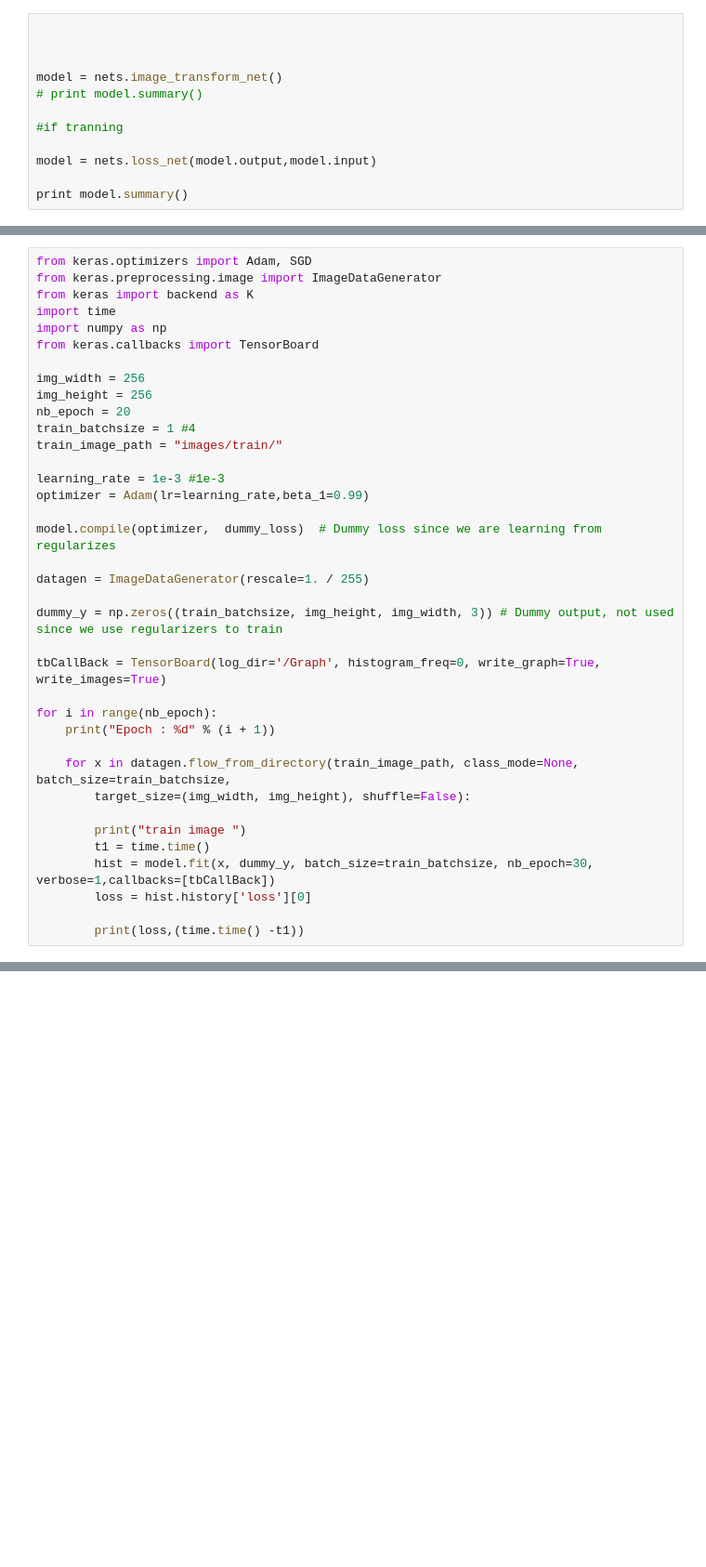
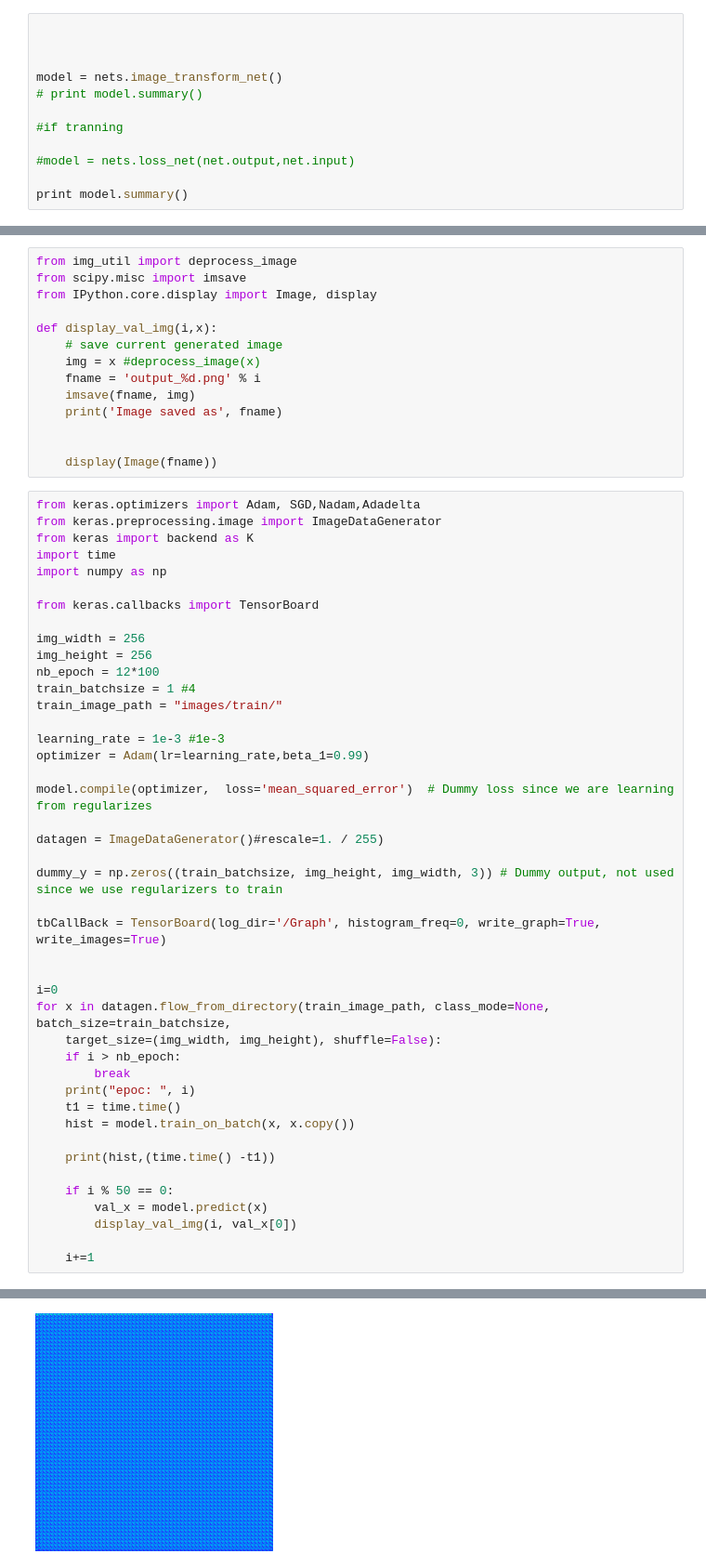
Before and after one commit to misgod/fast-neural-style-keras, a Jupyter notebook: model.ipynb, the cells around one changed output, grey strips where cells are left out. Shown: that part at 93% size. Saved outputs shown, nothing was run; the diff lists cells and outputs as text; blank space fills up the shorter version.

```diff
--- a/model.ipynb
+++ b/model.ipynb
@@ -34,7 +34,7 @@ model = nets.image_transform_net()
 
 #if tranning
 
-model = nets.loss_net(model.output,model.input)
+#model = nets.loss_net(net.output,net.input)
 
 print model.summary()
 # %% [output]
@@ -56,40 +56,60 @@ Non-trainable params: 14,717,894
 ____________________________________________________________________________________________________
 None
+# %%
+from img_util import deprocess_image
+from scipy.misc import imsave
+from IPython.core.display import Image, display
+
+def display_val_img(i,x):
+    # save current generated image
+    img = x #deprocess_image(x)
+    fname = 'output_%d.png' % i
+    imsave(fname, img)
+    print('Image saved as', fname)
+
+
+    display(Image(fname))
 # %%
-from keras.optimizers import Adam, SGD
+from keras.optimizers import Adam, SGD,Nadam,Adadelta
 from keras.preprocessing.image import ImageDataGenerator
 from keras import backend as K
 import time
 import numpy as np
+
 from keras.callbacks import TensorBoard
 
 img_width = 256
 img_height = 256
-nb_epoch = 20
+nb_epoch = 12*100
 train_batchsize = 1 #4
 train_image_path = "images/train/"
 
 learning_rate = 1e-3 #1e-3
 optimizer = Adam(lr=learning_rate,beta_1=0.99)
 
-model.compile(optimizer,  dummy_loss)  # Dummy loss since we are learning from regularizes
+model.compile(optimizer,  loss='mean_squared_error')  # Dummy loss since we are learning from regularizes
 
-datagen = ImageDataGenerator(rescale=1. / 255)
+datagen = ImageDataGenerator()#rescale=1. / 255)
 
 dummy_y = np.zeros((train_batchsize, img_height, img_width, 3)) # Dummy output, not used since we use regularizers to train
 
 tbCallBack = TensorBoard(log_dir='/Graph', histogram_freq=0, write_graph=True, write_images=True)
 
-for i in range(nb_epoch):
-    print("Epoch : %d" % (i + 1))
 
-    for x in datagen.flow_from_directory(train_image_path, class_mode=None, batch_size=train_batchsize,
-        target_size=(img_width, img_height), shuffle=False):
+i=0
+for x in datagen.flow_from_directory(train_image_path, class_mode=None, batch_size=train_batchsize,
+    target_size=(img_width, img_height), shuffle=False):
+    if i > nb_epoch:
+        break
+    print("epoc: ", i)
+    t1 = time.time()
+    hist = model.train_on_batch(x, x.copy())
 
-        print("train image ")
-        t1 = time.time()
-        hist = model.fit(x, dummy_y, batch_size=train_batchsize, nb_epoch=30, verbose=1,callbacks=[tbCallBack])
-        loss = hist.history['loss'][0]
+    print(hist,(time.time() -t1))
 
-        print(loss,(time.time() -t1))
+    if i % 50 == 0:
+        val_x = model.predict(x)
+        display_val_img(i, val_x[0])
+
+    i+=1
 # %% [output]
@@ -112,0 +120 @@ Epoch 16/30
+[figure, added]
```
Also changed, not shown: parts of 2 cells of this notebook, 2 other files.
